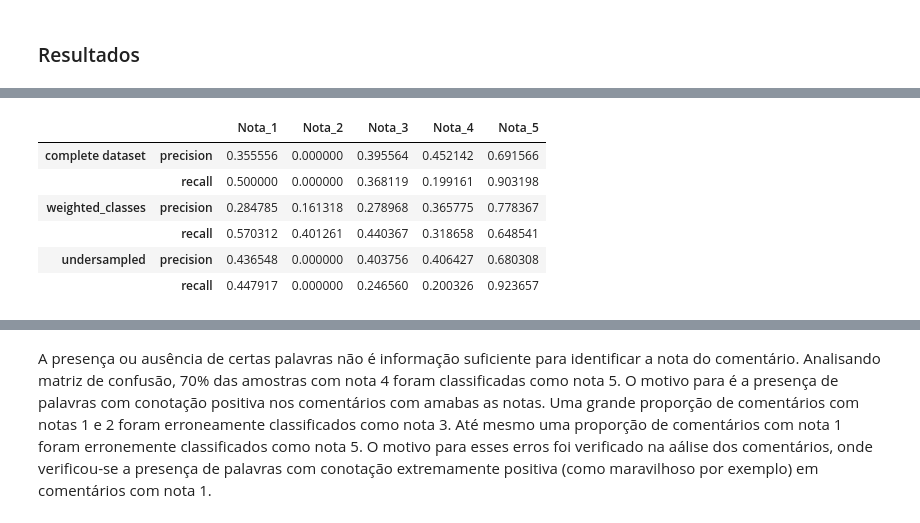
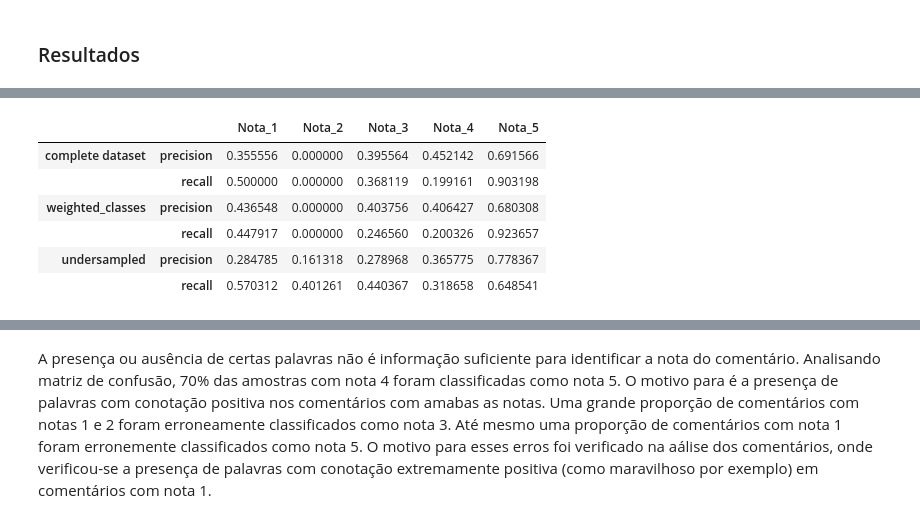
Before and after one commit to RodolfoPCruz/trip_advisor, a Jupyter notebook: trip_advisor.ipynb, the cells around one changed output, grey strips where cells are left out. Saved outputs shown, nothing was run; the diff lists cells and outputs as text; code cells hidden in the pictures.

```diff
--- a/trip_advisor.ipynb
+++ b/trip_advisor.ipynb
@@ -1732,7 +1732,6 @@ resultados_accuracy
 # %%
 classes_notas=['Nota_1','Nota_2','Nota_3','Nota_4','Nota_5']
-resultados_precision_recall=calcular_precision_recall(MLP_notas_complete_dataset,MLP_notas_undersampled_dataset,
-                             MLP_notas_complete_dataset_weighted,
+resultados_precision_recall=calcular_precision_recall(MLP_notas_complete_dataset,MLP_notas_complete_dataset_weighted,MLP_notas_undersampled_dataset,
                              x_MLP_teste_numerico,y_teste_notas,classes_notas)
 resultados_precision_recall
 # %% [output]
@@ -1742,10 +1741,10 @@ resultados_precision_recall
 |  |  | Nota_1 | Nota_2 | Nota_3 | Nota_4 | Nota_5 |
 | complete dataset | precision | 0.355556 | 0.000000 | 0.395564 | 0.452142 | 0.691566 |
 |  | recall | 0.500000 | 0.000000 | 0.368119 | 0.199161 | 0.903198 |
-| weighted_classes | precision | 0.284785 | 0.161318 | 0.278968 | 0.365775 | 0.778367 |
+| weighted_classes | precision | 0.436548 | 0.000000 | 0.403756 | 0.406427 | 0.680308 |
+|  | recall | 0.447917 | 0.000000 | 0.246560 | 0.200326 | 0.923657 |
+| undersampled | precision | 0.284785 | 0.161318 | 0.278968 | 0.365775 | 0.778367 |
 |  | recall | 0.570312 | 0.401261 | 0.440367 | 0.318658 | 0.648541 |
-| undersampled | precision | 0.436548 | 0.000000 | 0.403756 | 0.406427 | 0.680308 |
-|  | recall | 0.447917 | 0.000000 | 0.246560 | 0.200326 | 0.923657 |
 # %%
 plotar_confusion_matrix(MLP_notas_complete_dataset,MLP_notas_complete_dataset_weighted,MLP_notas_undersampled_dataset,
                     x_MLP_teste_numerico,y_teste_notas,classes_notas)
```
Also changed, not shown: parts of 18 cells of this notebook.
